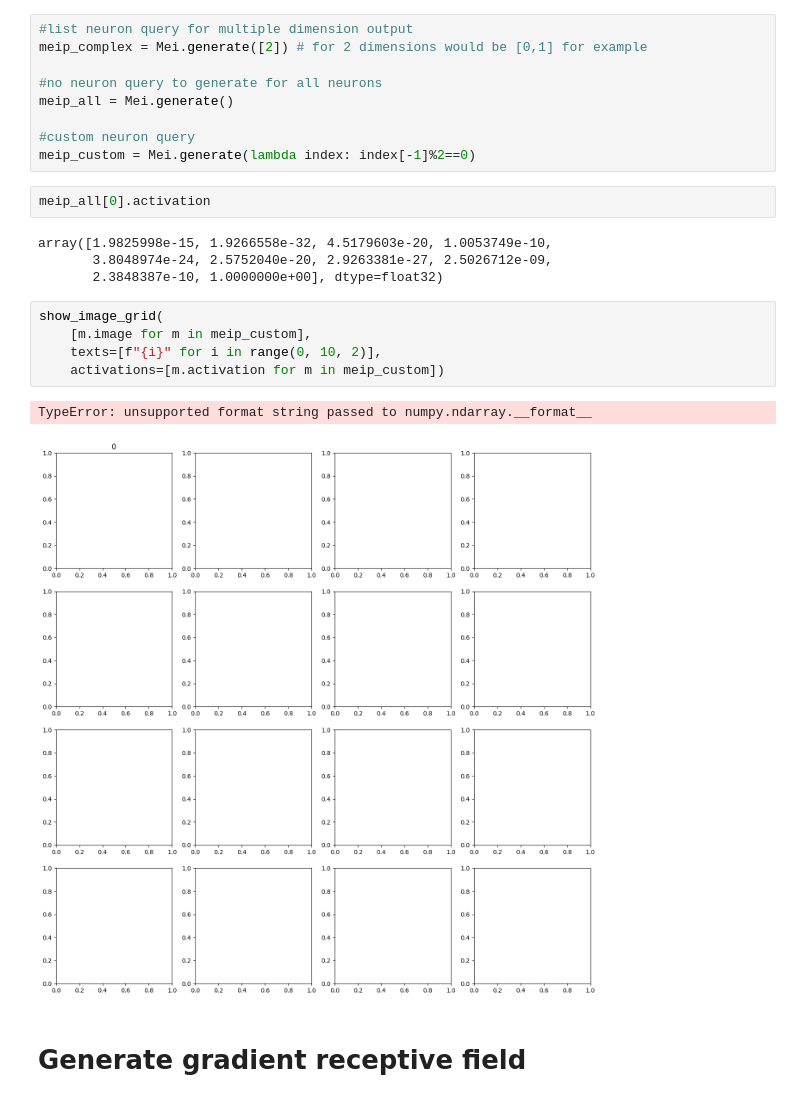
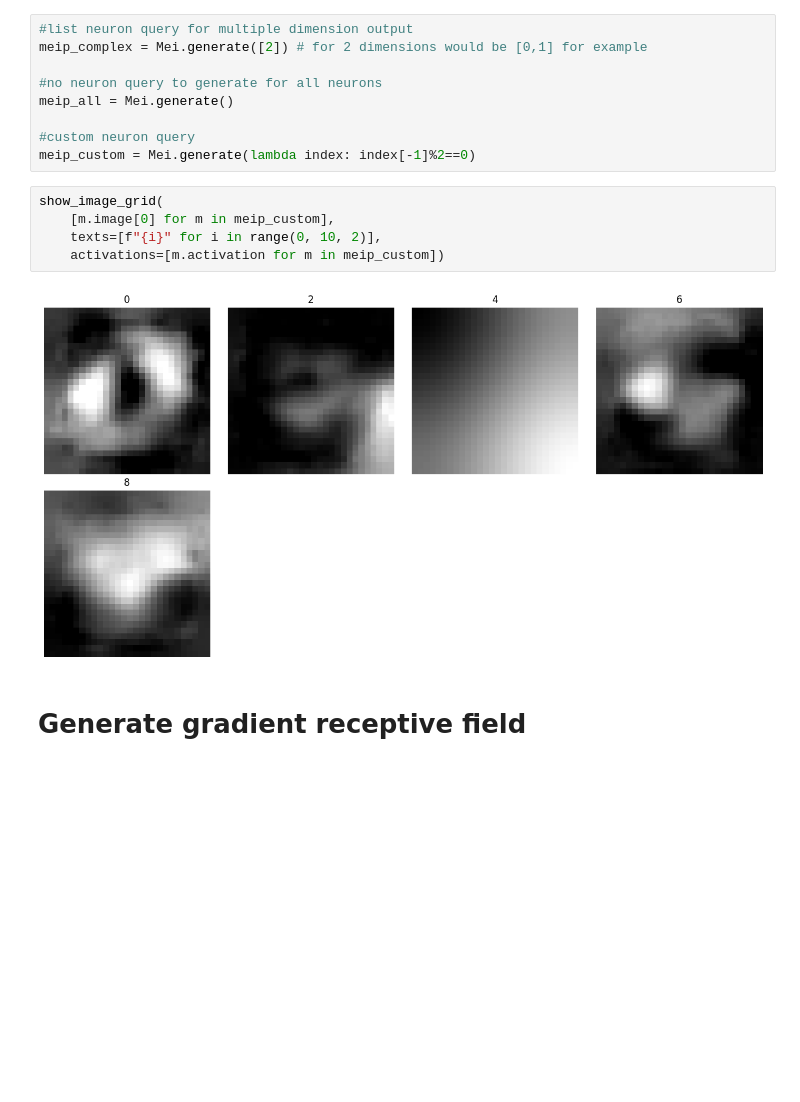
Before and after one commit to lacykaltgr/mei, a Jupyter notebook: examples/example_mnist.ipynb, the cells around one changed output. Drawn from its saved outputs; the diff is of its cells as text; blank space fills up the shorter version.

```diff
--- a/examples/example_mnist.ipynb
+++ b/examples/example_mnist.ipynb
@@ -65,20 +65,13 @@ meip_all = Mei.generate()
 
 #custom neuron query
 meip_custom = Mei.generate(lambda index: index[-1]%2==0)
-# %%
-meip_all[0].activation
-# %% [output]
-array([1.9825998e-15, 1.9266558e-32, 4.5179603e-20, 1.0053749e-10,
-       3.8048974e-24, 2.5752040e-20, 2.9263381e-27, 2.5026712e-09,
-       2.3848387e-10, 1.0000000e+00], dtype=float32)
 # %%
 show_image_grid(
-    [m.image for m in meip_custom],
+    [m.image[0] for m in meip_custom],
     texts=[f"{i}" for i in range(0, 10, 2)],
     activations=[m.activation for m in meip_custom])
 # %% [output]
-TypeError: unsupported format string passed to numpy.ndarray.__format__
-[figure, old version]
+[figure, new version]
 # %% [markdown]
 # Generate gradient receptive field
 # %%
```
Also changed, not shown: parts of 11 cells of this notebook, 8 other files.
